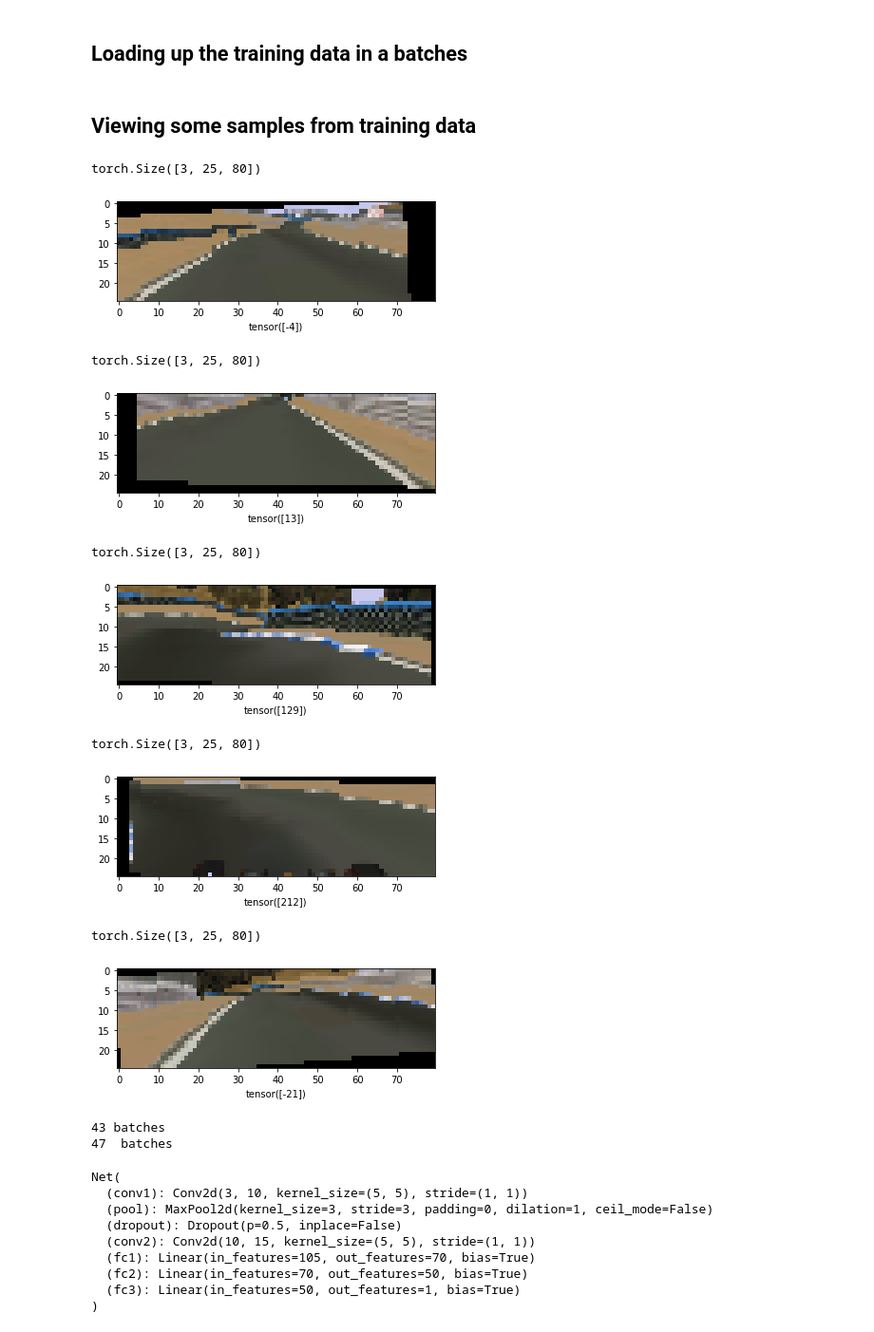
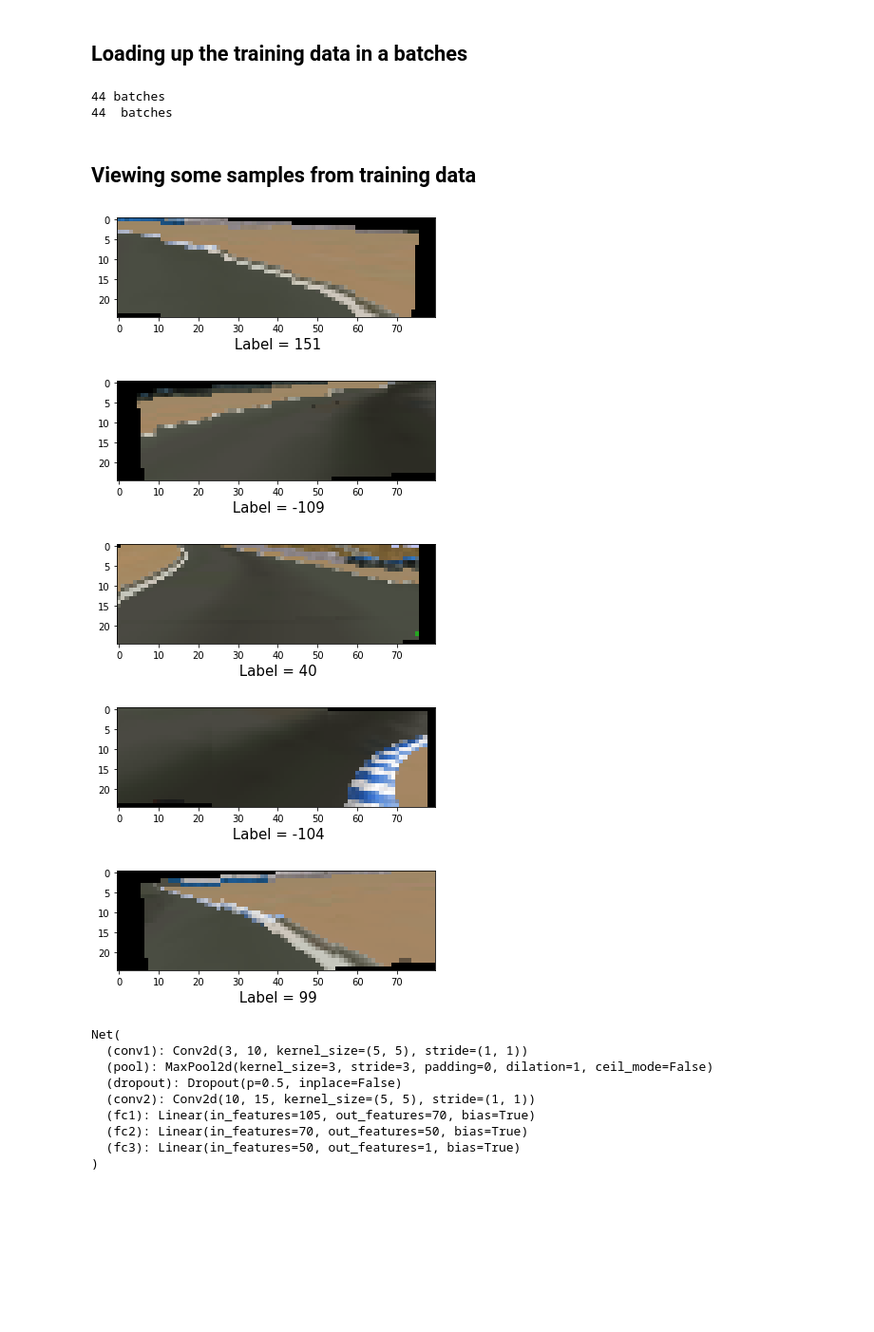
Before and after one commit to Mayukhdeb/mind_the_bend, a Jupyter notebook: train_drunk_driver.ipynb, the cells around one changed output. Shown at 95% size. Saved outputs shown, nothing was run; the diff lists cells and outputs as text; code cells hidden in the pictures; blank space fills up the shorter version.

```diff
--- a/train_drunk_driver.ipynb
+++ b/train_drunk_driver.ipynb
@@ -61,8 +70,8 @@ generate_csv(test_image_dir, ROOT + "test_labels.csv")
 # %% [markdown]
 ## Balancing training data with the `RandomOverSampler()`
 # %%
-df = pd.read_csv("/content/drive/My Drive/kaggle/mind_the_bend/train_labels.csv")
-df_test = pd.read_csv("/content/drive/My Drive/kaggle/mind_the_bend/test_labels.csv")
+df = pd.read_csv(ROOT + "train_labels.csv")
+df_test = pd.read_csv(ROOT + "test_labels.csv")
 # %%
 X = df[df.columns[0]].values.reshape(-1,1)
 y = df[df.columns[1]].values
@@ -120,16 +129,19 @@ class MyDataset(Dataset):
     '''
     Build your own dataset
     '''
+
     def __init__(self, image_folder_path, csv_file_path , transform = None):
 
         self.transform = transform
 
-        print(csv_file_path)
+        print("Loading CSV from:  ", csv_file_path)
+        print("Loading images from:  ", image_folder_path)
+
 
         self.labels = pd.read_csv(csv_file_path, header= None)
         self.label = []
         self.img = []
-        self.c = 0
+
 
         for i in tqdm(self.labels.values):
 
@@ -177,34 +183,37 @@ test_set = MyDataset(test_image_dir, ROOT + "test_labels.csv",
 ## Loading up the training data in a batches
 # %%
 train_batch_size = 800
-test_batch_size = 2
+test_batch_size = 40
 train_loader = DataLoader(train_set, batch_size=train_batch_size, shuffle = True, num_workers = 4)
 test_loader = DataLoader(test_set, batch_size =test_batch_size)
+print(len(train_loader), "batches ")
+print(len(test_loader), " batches ")
+# %% [output]
+44 batches
+44  batches
 # %% [markdown]
 ## Viewing some samples from training data
 # %%
 sample = next(iter(train_loader))
+
 image_batch, labels = sample
+
 for i in range (5):
 
-
-    print(image_batch[i].size())
     image_np = image_batch[i].squeeze(0).squeeze(0).numpy()
     image_mvaxis = moveaxis(image_np, 0,2)
     plt.imshow(image_mvaxis)
-    plt.xlabel(str(labels[i]))
+
+
+    x =  " Label = " + str(labels[i].item())
+    plt.xlabel(x, fontsize= 15)
     plt.show()
 # %% [output]
-torch.Size([3, 25, 80])
-[figure, old version]
+[figure, new version]
-torch.Size([3, 25, 80])
-[figure, old version]
+[figure, new version]
-torch.Size([3, 25, 80])
-[figure, old version]
+[figure, new version]
-torch.Size([3, 25, 80])
-[figure, old version]
+[figure, new version]
-torch.Size([3, 25, 80])
-[figure, old version]
+[figure, new version]
 # %%
 def vis_loss_multi(loss_arr,val_arr):
 
@@ -239,9 +256,3 @@ def show_lr(learning_rates):
-# %%
-print(len(train_loader), "batches ")
-print(len(test_loader), " batches ")
-# %% [output]
-43 batches
-47  batches
 # %%
 
 def train_step(x, y, model, optimizer):
```
Also changed, not shown: parts of 15 cells of this notebook.
